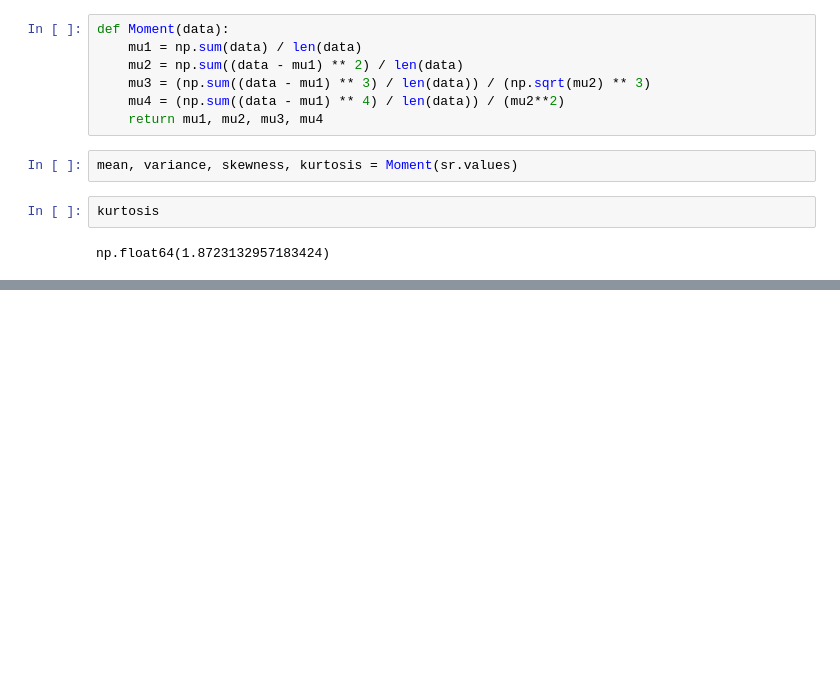
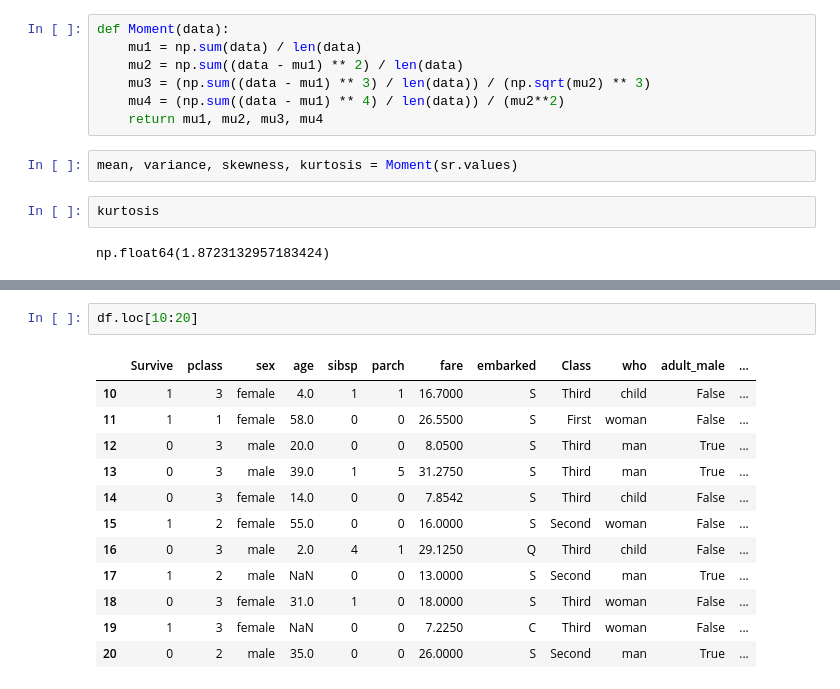
Before and after one commit to gauravgulia26/DataScience_Toolkit, a Jupyter notebook: libraries/pandas/pandas_day2.ipynb, the cells around one changed output, grey strips where cells are left out. Cells and saved outputs as stored; diff of their text form; blank space fills up the shorter version.

```diff
--- a/libraries/pandas/pandas_day2.ipynb
+++ b/libraries/pandas/pandas_day2.ipynb
@@ -41,0 +332,15 @@ np.float64(1.8723132957183424)
+# %%
+df.loc[10:20]
+# %% [output]
+|  | Survive | pclass | sex | age | sibsp | parch | fare | embarked | Class | who | adult_male | ... |
+| 10 | 1 | 3 | female | 4.0 | 1 | 1 | 16.7000 | S | Third | child | False | ... |
+| 11 | 1 | 1 | female | 58.0 | 0 | 0 | 26.5500 | S | First | woman | False | ... |
+| 12 | 0 | 3 | male | 20.0 | 0 | 0 | 8.0500 | S | Third | man | True | ... |
+| 13 | 0 | 3 | male | 39.0 | 1 | 5 | 31.2750 | S | Third | man | True | ... |
+| 14 | 0 | 3 | female | 14.0 | 0 | 0 | 7.8542 | S | Third | child | False | ... |
+| 15 | 1 | 2 | female | 55.0 | 0 | 0 | 16.0000 | S | Second | woman | False | ... |
+| 16 | 0 | 3 | male | 2.0 | 4 | 1 | 29.1250 | Q | Third | child | False | ... |
+| 17 | 1 | 2 | male | NaN | 0 | 0 | 13.0000 | S | Second | man | True | ... |
+| 18 | 0 | 3 | female | 31.0 | 1 | 0 | 18.0000 | S | Third | woman | False | ... |
+| 19 | 1 | 3 | female | NaN | 0 | 0 | 7.2250 | C | Third | woman | False | ... |
+| 20 | 0 | 2 | male | 35.0 | 0 | 0 | 26.0000 | S | Second | man | True | ... |
```
Also changed, not shown: parts of 41 cells of this notebook.
